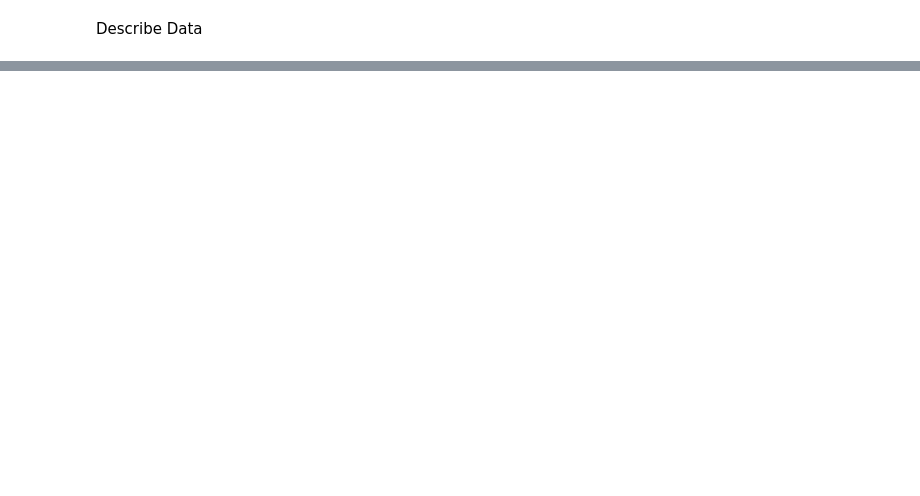
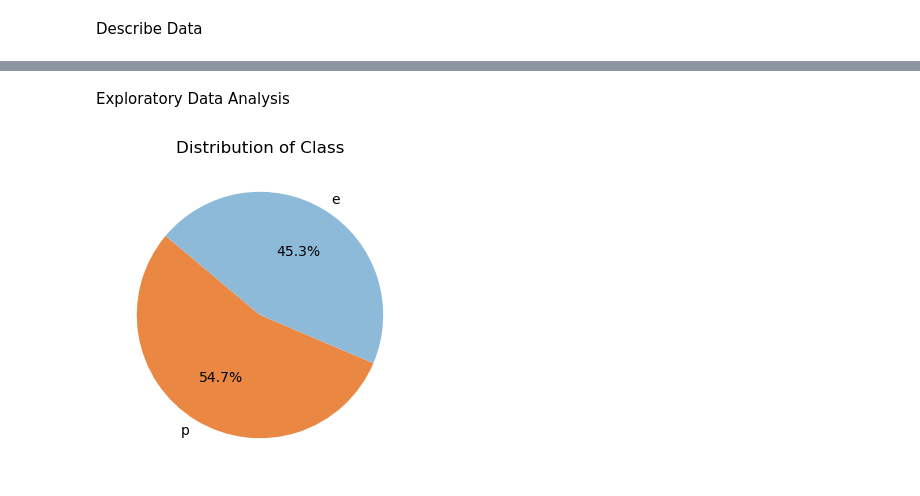
Before and after one commit to nmartin812/projects, a Jupyter notebook: Binary Prediction of Poisonous Mushrooms.ipynb, the cells around one changed output, grey strips where cells are left out. Cells and saved outputs as stored; diff of their text form; code cells hidden in the pictures; blank space fills up the shorter version.

```diff
--- a/Binary Prediction of Poisonous Mushrooms.ipynb
+++ b/Binary Prediction of Poisonous Mushrooms.ipynb
@@ -159,18 +62,0 @@ plt.show()
-# %%
-# Frequency distribution of each categorical column
-categorical_cols = train.select_dtypes(include=["object"]).columns
-
-# Threshold for grouping rare categories (e.g., categories appearing less than 5% of the time)
-threshold = 0.05
-
-# For each categorical column in the DataFrame
-for col in train.select_dtypes(include=["object"]).columns:
-    # Create a mapping for rare categories
-    category_counts = train[col].value_counts(normalize=True)
-    rare_categories = category_counts[category_counts < threshold].index
-
-    # Replace rare categories with 'Other'
-    train[col] = train[col].replace(rare_categories, 'Other')
-
-# Look at the Unique Values for 1 column
-train['cap-shape'].unique()
@@ -285,10 +62,0 @@ Dropped 4 columns with over 80.0% missing values.
-# %%
-# Create an Unknown group for Categorical Variables
-train['stem-surface'] = train['stem-surface'].fillna("Missing")
-train['gill-spacing'] = train['gill-spacing'].fillna("Missing")
-train['cap-surface'] = train['cap-surface'].fillna("Missing")
-train['gill-attachment'] = train['gill-attachment'].fillna("Missing")
-train['ring-type'] = train['ring-type'].fillna("Missing")
-
-# Remove the rows for the remaining columns with missing data
-train = train.dropna()
@@ -586,0 +172,16 @@ Review the Models
+# %% [markdown]
+Exploratory Data Analysis
+# %%
+# Count the occurrences of each class
+class_counts = train['class'].value_counts()
+
+# Define colors
+colors = ['#ea8742', '#8ebad9']
+
+# Create pie chart
+plt.figure(figsize=(4, 4))
+plt.pie(class_counts, labels=class_counts.index, autopct='%1.1f%%', colors=colors, startangle=140)
+plt.title("Distribution of Class")
+plt.show()
+# %% [output]
+[figure, added]
```
Also changed, not shown: parts of 76 cells of this notebook.
